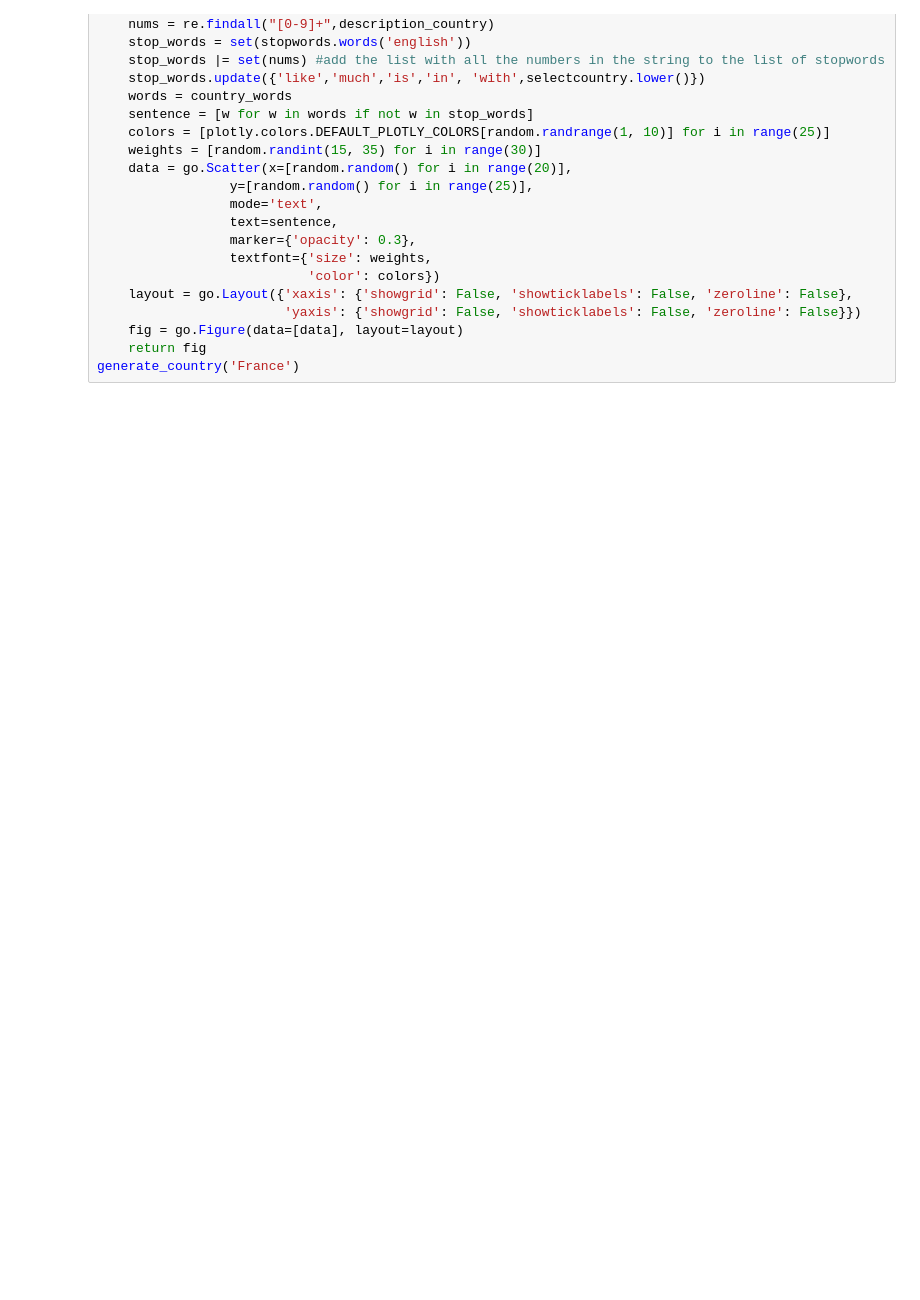
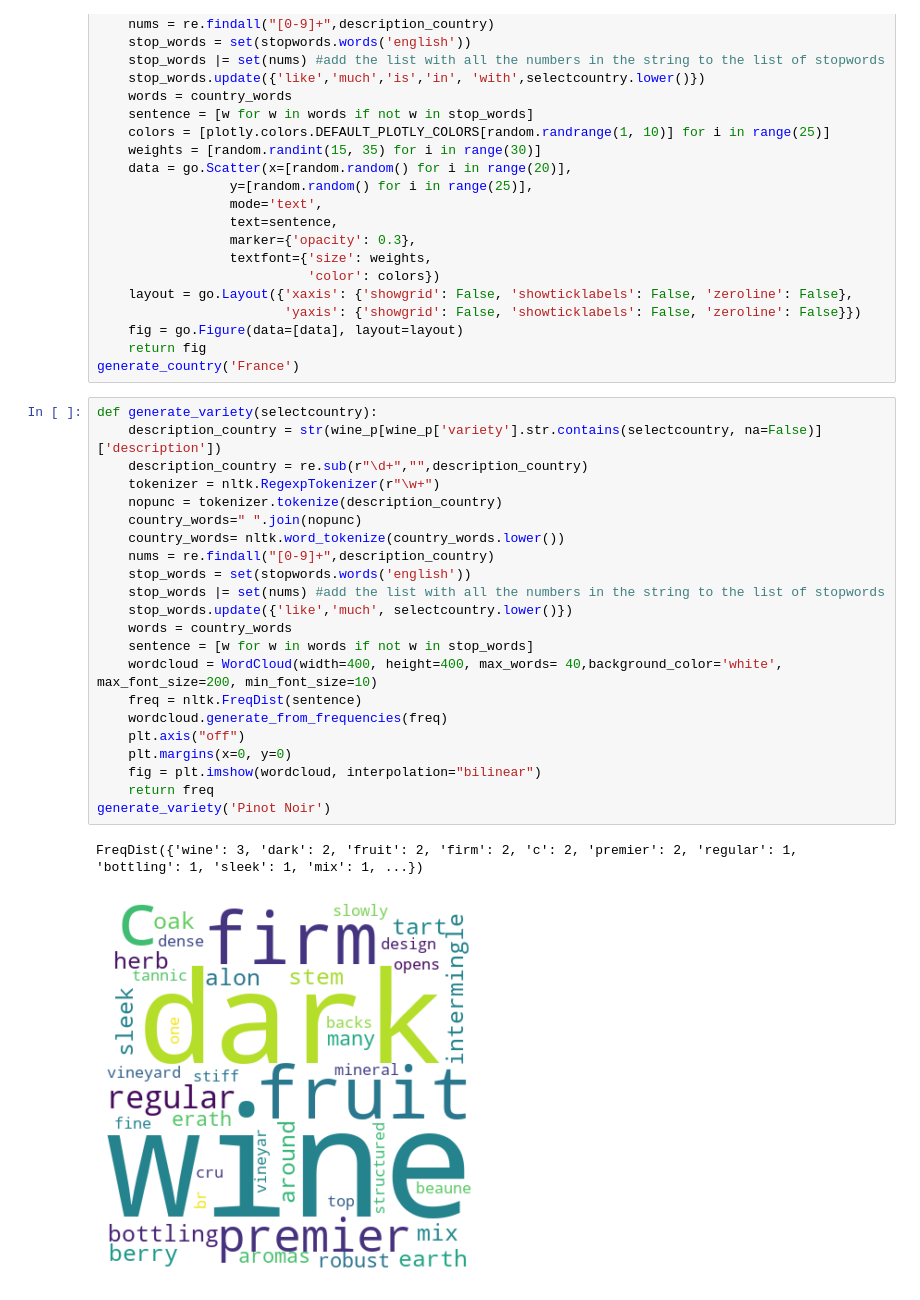
Before and after one commit to Frans-Grau/Checkpoint-January, a Jupyter notebook: EDA/NLTK-wordcloud.ipynb, the cells around one changed output. Drawn from its saved outputs; the diff is of its cells as text; blank space fills up the shorter version.

```diff
--- a/EDA/NLTK-wordcloud.ipynb
+++ b/EDA/NLTK-wordcloud.ipynb
@@ -67,6 +67,31 @@ def generate_country(selectcountry):
     fig = go.Figure(data=[data], layout=layout)
     return fig
 generate_country('France')
+# %%
+def generate_variety(selectcountry):
+    description_country = str(wine_p[wine_p['variety'].str.contains(selectcountry, na=False)]['description'])
+    description_country = re.sub(r"\d+","",description_country)
+    tokenizer = nltk.RegexpTokenizer(r"\w+")
+    nopunc = tokenizer.tokenize(description_country)
+    country_words=" ".join(nopunc)
+    country_words= nltk.word_tokenize(country_words.lower())
+    nums = re.findall("[0-9]+",description_country)
+    stop_words = set(stopwords.words('english'))
+    stop_words |= set(nums) #add the list with all the numbers in the string to the list of stopwords
+    stop_words.update({'like','much', selectcountry.lower()})
+    words = country_words
+    sentence = [w for w in words if not w in stop_words]
+    wordcloud = WordCloud(width=400, height=400, max_words= 40,background_color='white', max_font_size=200, min_font_size=10)
+    freq = nltk.FreqDist(sentence)
+    wordcloud.generate_from_frequencies(freq)
+    plt.axis("off")
+    plt.margins(x=0, y=0)
+    fig = plt.imshow(wordcloud, interpolation="bilinear")
+    return freq
+generate_variety('Pinot Noir')
+# %% [output]
+FreqDist({'wine': 3, 'dark': 2, 'fruit': 2, 'firm': 2, 'c': 2, 'premier': 2, 'regular': 1, 'bottling': 1, 'sleek': 1, 'mix': 1, ...})
+[figure, added]
 # %%
 def generate_variety(selectcountry):
     description_country = str(wine_p[wine_p['variety'].str.contains(selectcountry, na=False)]['description'])
```
Also changed, not shown: parts of 1 cell of this notebook, 1 other file.
